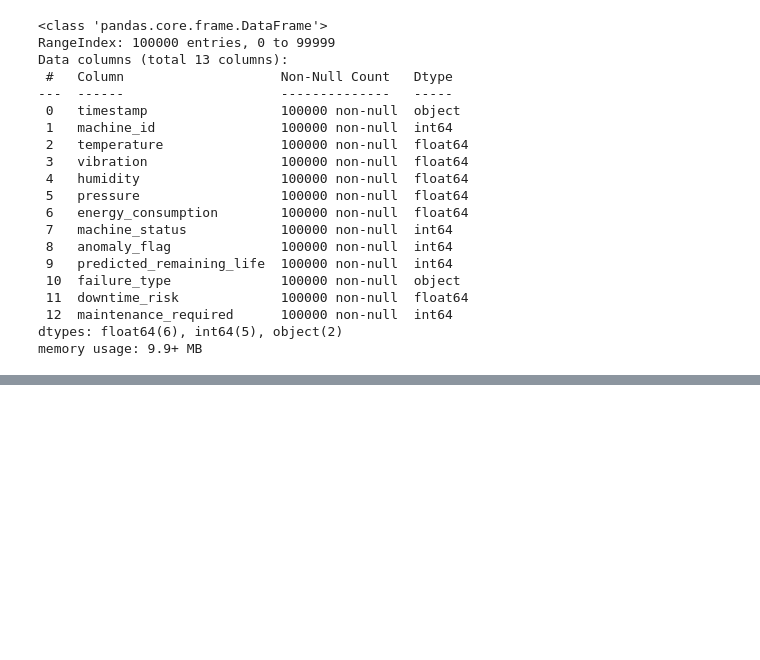
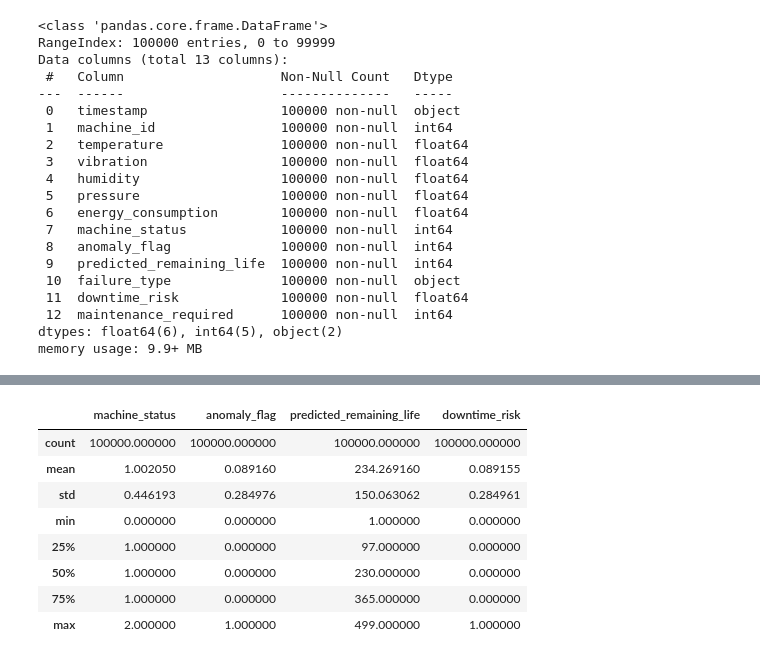
Before and after one commit to harshchamp/IOT_Sensor, a Jupyter notebook: Smart_Manufacturing_IoT.ipynb, the cells around one changed output, grey strips where cells are left out. Cells and saved outputs as stored; diff of their text form; code cells hidden in the pictures; blank space fills up the shorter version.

```diff
--- a/Smart_Manufacturing_IoT.ipynb
+++ b/Smart_Manufacturing_IoT.ipynb
@@ -93,0 +135,12 @@ df.describe()
+# %%
+df[['machine_status','anomaly_flag','predicted_remaining_life','failure_type','downtime_risk']].describe()
+# %% [output]
+|  | machine_status | anomaly_flag | predicted_remaining_life | downtime_risk |
+| count | 100000.000000 | 100000.000000 | 100000.000000 | 100000.000000 |
+| mean | 1.002050 | 0.089160 | 234.269160 | 0.089155 |
+| std | 0.446193 | 0.284976 | 150.063062 | 0.284961 |
+| min | 0.000000 | 0.000000 | 1.000000 | 0.000000 |
+| 25% | 1.000000 | 0.000000 | 97.000000 | 0.000000 |
+| 50% | 1.000000 | 0.000000 | 230.000000 | 0.000000 |
+| 75% | 1.000000 | 0.000000 | 365.000000 | 0.000000 |
+| max | 2.000000 | 1.000000 | 499.000000 | 1.000000 |
```
Also changed, not shown: parts of 6 cells of this notebook.
